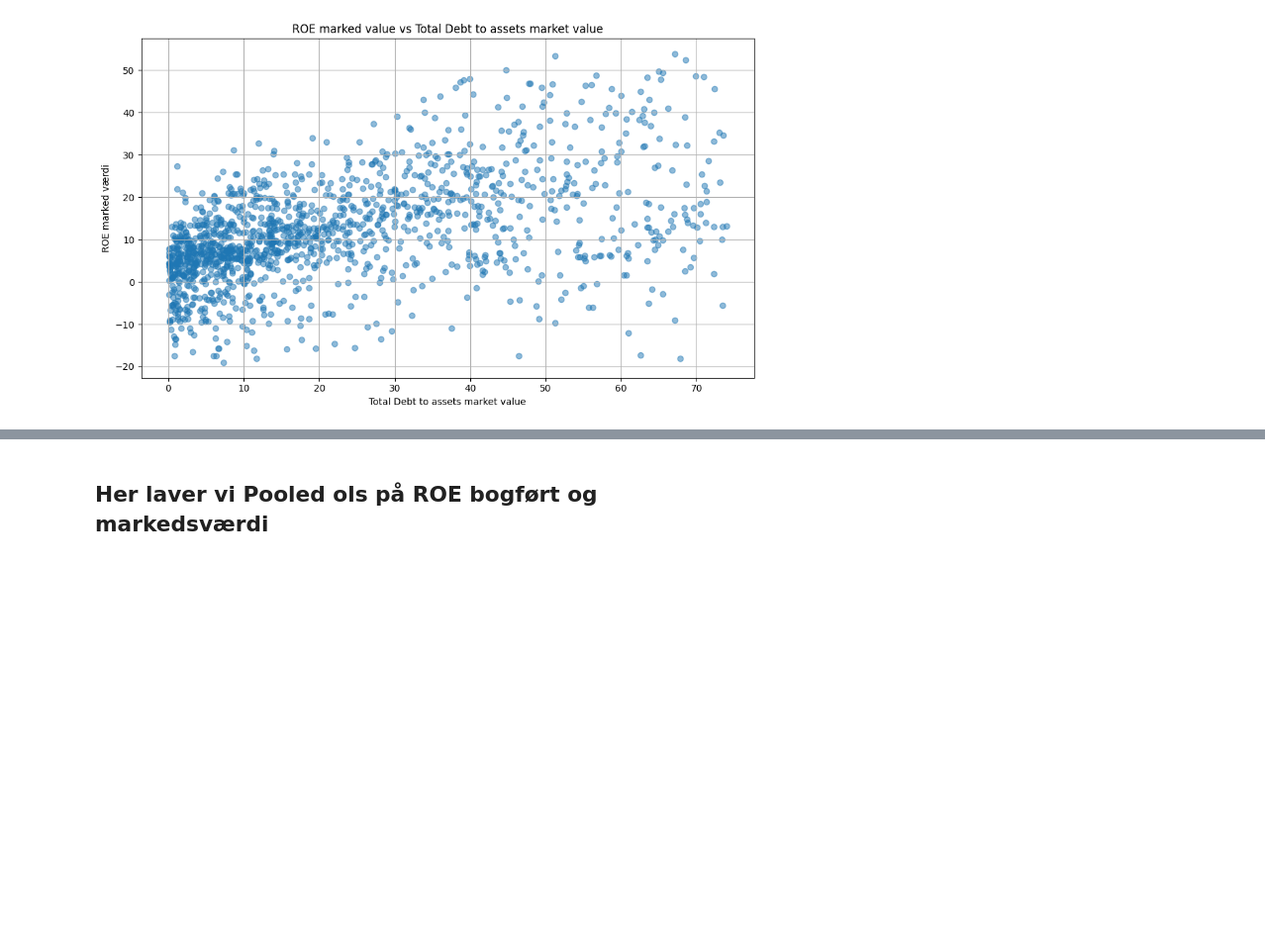
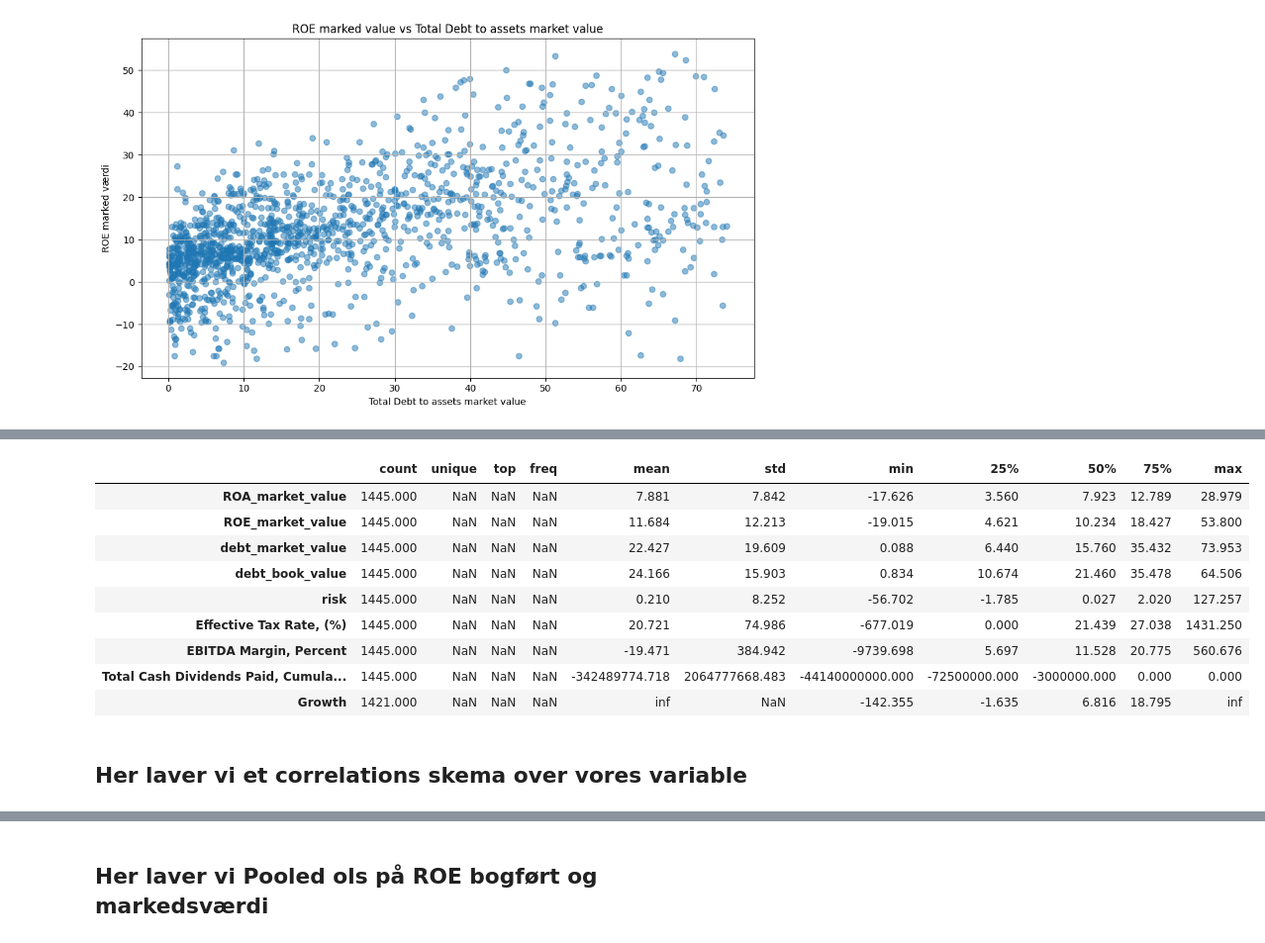
Before and after one commit to MarcusHonore/Seminar-Corporate-Finance, a Jupyter notebook: program til markedsværdier.ipynb, the cells around one changed output, grey strips where cells are left out. Shown at 99% size. Cells and saved outputs as stored; diff of their text form; code cells hidden in the pictures; blank space fills up the shorter version.

```diff
--- a/program til markedsværdier.ipynb
+++ b/program til markedsværdier.ipynb
@@ -317,0 +311,18 @@ plt.tight_layout()
+# %%
+# create a table with the mean, std, min and max of the variables 'ROA_market_value', 'ROE_market_value', 'debt_market_value', 'debt_book_value' in data_trimmed
+# print the table
+pd.set_option('display.float_format', '{:.3f}'.format)
+data_trimmed.describe(include='all')[['ROA_market_value', 'ROE_market_value', 'debt_market_value', 'debt_book_value','risk', 'Effective Tax Rate, (%)', 'EBITDA Margin, Percent','Total Cash Dividends Paid, Cumulative', 'Growth']].T
+# %% [output]
+|  | count | unique | top | freq | mean | std | min | 25% | 50% | 75% | max |
+| ROA_market_value | 1445.000 | NaN | NaN | NaN | 7.881 | 7.842 | -17.626 | 3.560 | 7.923 | 12.789 | 28.979 |
+| ROE_market_value | 1445.000 | NaN | NaN | NaN | 11.684 | 12.213 | -19.015 | 4.621 | 10.234 | 18.427 | 53.800 |
+| debt_market_value | 1445.000 | NaN | NaN | NaN | 22.427 | 19.609 | 0.088 | 6.440 | 15.760 | 35.432 | 73.953 |
+| debt_book_value | 1445.000 | NaN | NaN | NaN | 24.166 | 15.903 | 0.834 | 10.674 | 21.460 | 35.478 | 64.506 |
+| risk | 1445.000 | NaN | NaN | NaN | 0.210 | 8.252 | -56.702 | -1.785 | 0.027 | 2.020 | 127.257 |
+| Effective Tax Rate, (%) | 1445.000 | NaN | NaN | NaN | 20.721 | 74.986 | -677.019 | 0.000 | 21.439 | 27.038 | 1431.250 |
+| EBITDA Margin, Percent | 1445.000 | NaN | NaN | NaN | -19.471 | 384.942 | -9739.698 | 5.697 | 11.528 | 20.775 | 560.676 |
+| Total Cash Dividends Paid, Cumula... | 1445.000 | NaN | NaN | NaN | -342489774.718 | 2064777668.483 | -44140000000.000 | -72500000.000 | -3000000.000 | 0.000 | 0.000 |
+| Growth | 1421.000 | NaN | NaN | NaN | inf | NaN | -142.355 | -1.635 | 6.816 | 18.795 | inf |
+# %% [markdown]
+## Her laver vi et correlations skema over vores variable
```
Also changed, not shown: parts of 73 cells of this notebook, 4 other files.
